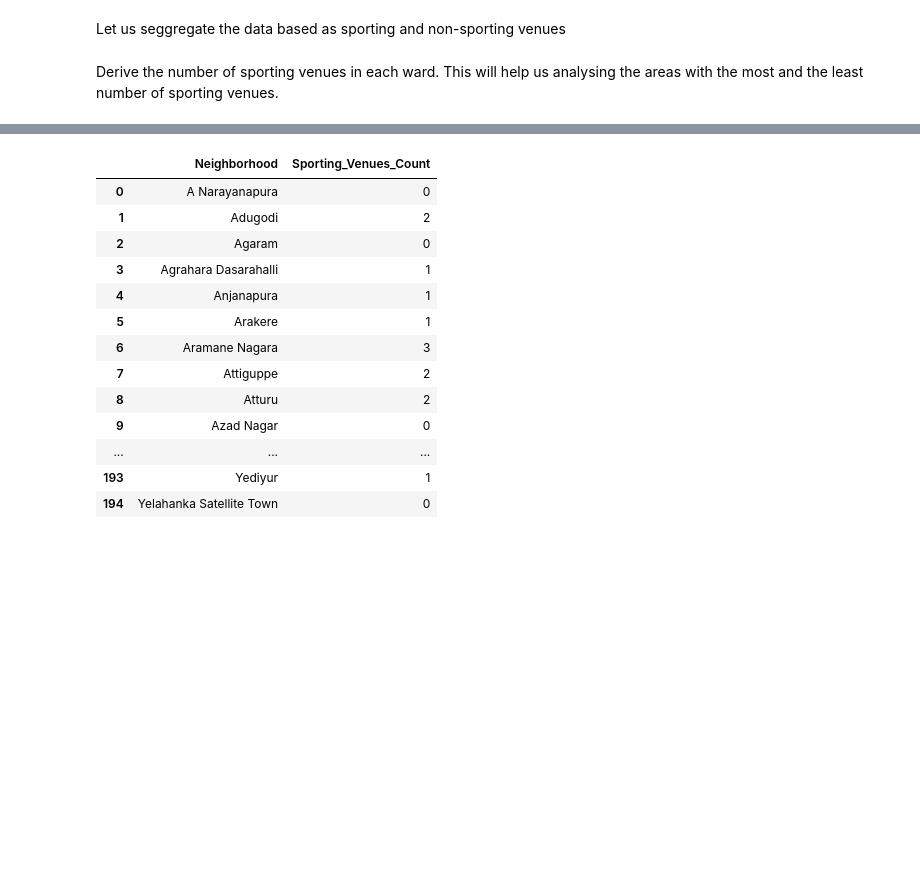
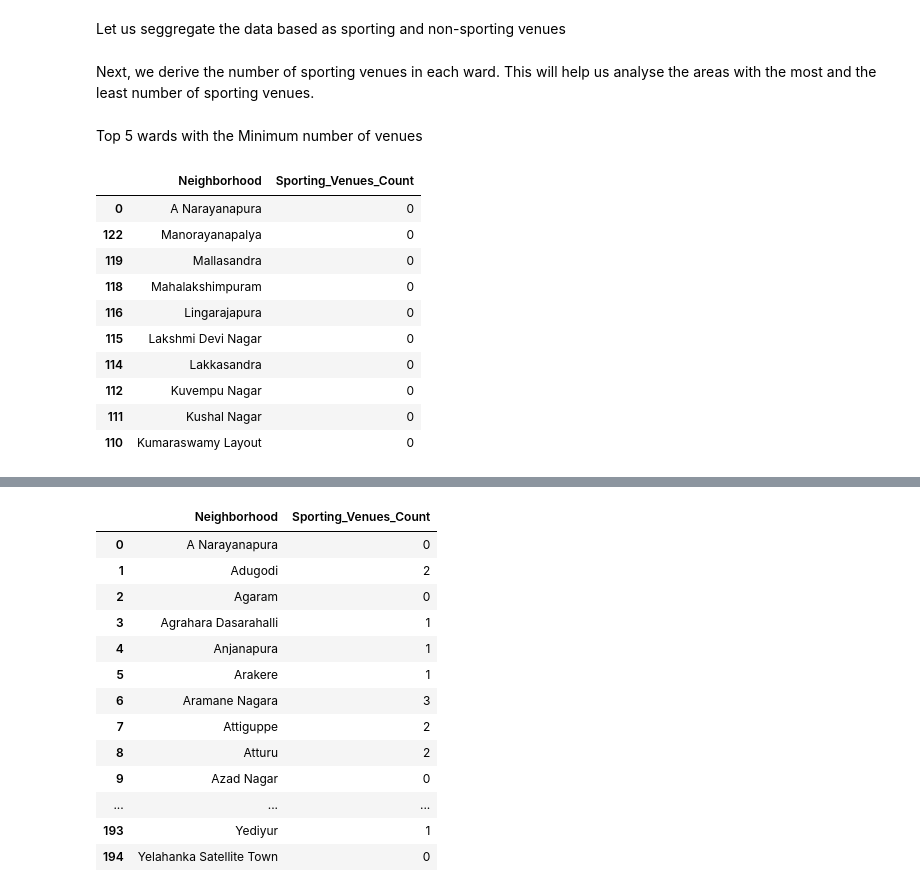
Before and after one commit to preethkrish/Coursera_Capstone, a Jupyter notebook: Exploring_Neighbourhoods_in_Bengaluru.ipynb, the cells around one changed output, grey strips where cells are left out. Drawn from its saved outputs; the diff is of its cells as text; code cells hidden in the pictures; blank space fills up the shorter version.

Commit message:
Exploring neighbourhoods in Bengaluru to set up a sporting complex

```diff
--- a/Exploring_Neighbourhoods_in_Bengaluru.ipynb
+++ b/Exploring_Neighbourhoods_in_Bengaluru.ipynb
@@ -318,10 +320,27 @@ def sport_venue(category):
 # %%
 blore_venues['Sports_Venue'] = blore_venues['Venue Category'].apply(sport_venue)
 # %% [markdown]
-Derive the number of sporting venues in each ward. This will help us analysing the areas with the most and the least number of sporting venues.
+Next, we derive the number of sporting venues in each ward. This will help us analyse
+the areas with the most and the least number of sporting venues.
 # %%
 blore_sport_venues = blore_venues.groupby('Ward').sum()
 blore_sport_group = blore_venues.groupby('Ward')
 df_sport_count = blore_sport_group['Sports_Venue'].sum() # Creates a Counts series
 df_sport_count = df_sport_count.to_frame().reset_index()
 df_sport_count.columns = ['Neighborhood', 'Sporting_Venues_Count']
+# %% [markdown]
+Top 5 wards with the Minimum number of venues
+# %%
+df_sport_count.sort_values('Sporting_Venues_Count').head(10)
+# %% [output]
+|  | Neighborhood | Sporting_Venues_Count |
+| 0 | A Narayanapura | 0 |
+| 122 | Manorayanapalya | 0 |
+| 119 | Mallasandra | 0 |
+| 118 | Mahalakshimpuram | 0 |
+| 116 | Lingarajapura | 0 |
+| 115 | Lakshmi Devi Nagar | 0 |
+| 114 | Lakkasandra | 0 |
+| 112 | Kuvempu Nagar | 0 |
+| 111 | Kushal Nagar | 0 |
+| 110 | Kumaraswamy Layout | 0 |
```
Also changed, not shown: parts of 14 cells of this notebook.
